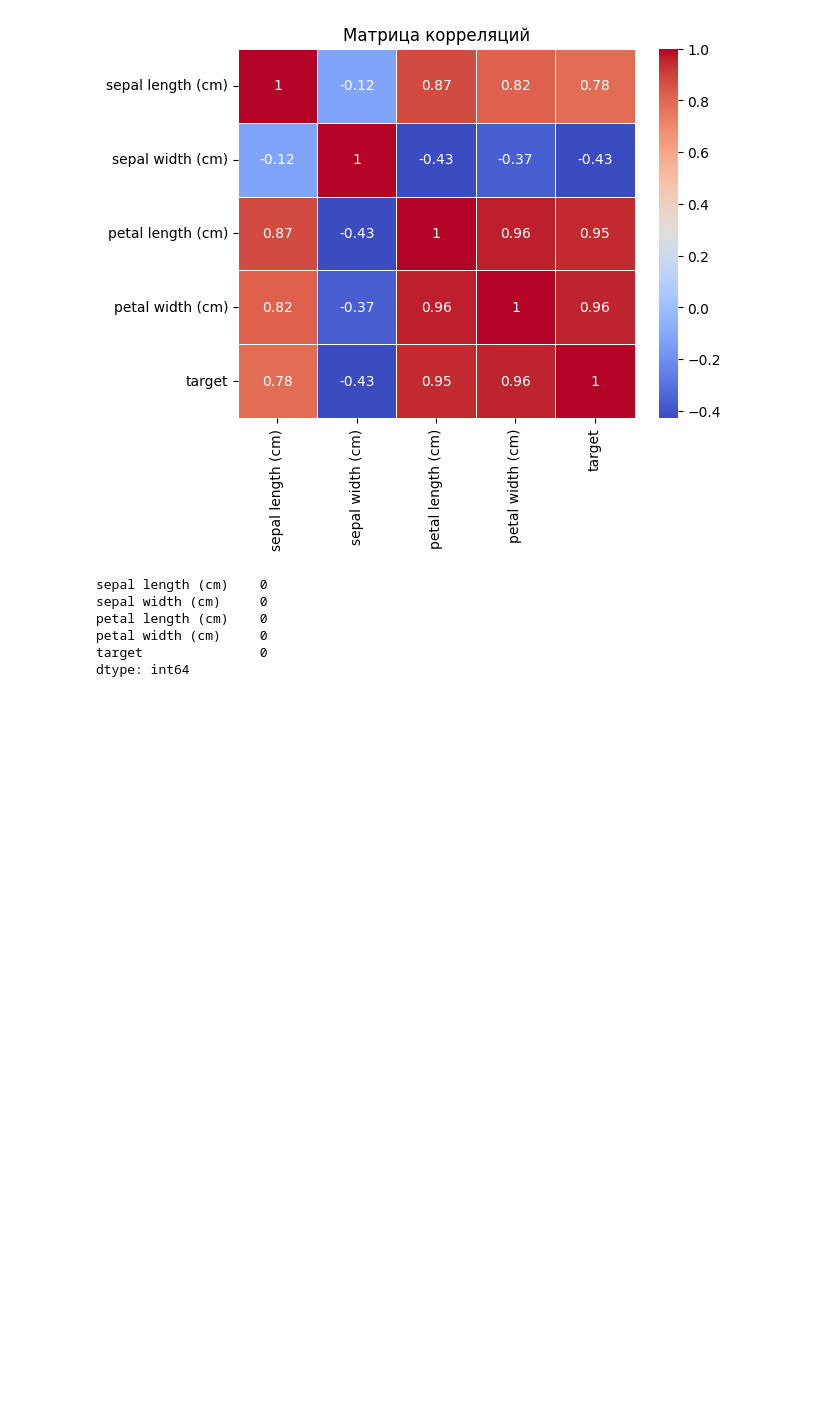
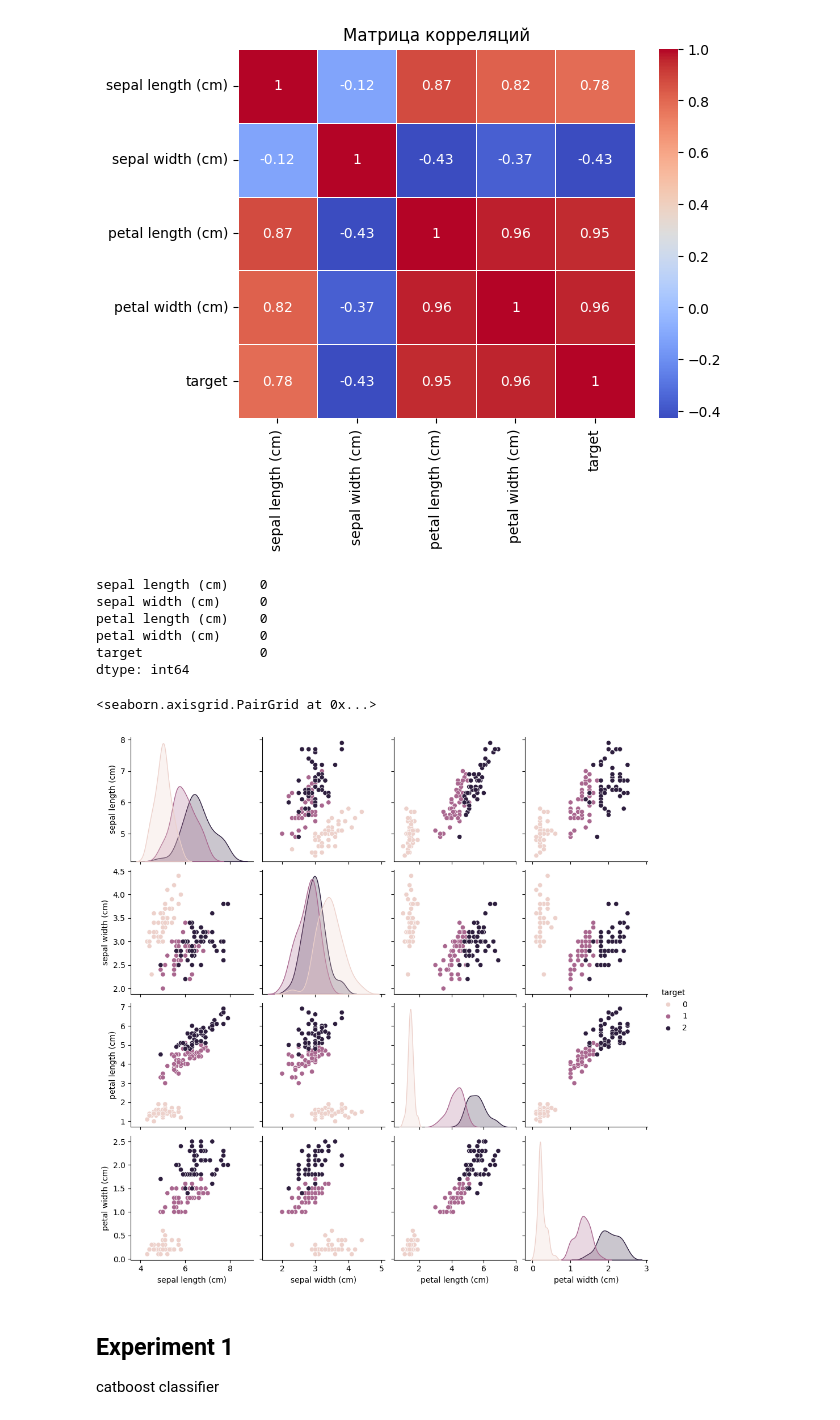
Before and after one commit to LisaNota/spbu-dvc-pipeline, a Jupyter notebook: iris.ipynb, the cells around one changed output. Cells and saved outputs as stored; diff of their text form; code cells hidden in the pictures; blank space fills up the shorter version.

Commit message:
upd: add first experiment

```diff
--- a/iris.ipynb
+++ b/iris.ipynb
@@ -54,3 +57,8 @@ petal length (cm)    0
 petal width (cm)     0
 target               0
 dtype: int64
+# %%
+sns.pairplot(data, hue = "target")
+# %% [output]
+<seaborn.axisgrid.PairGrid at 0x...>
+[figure, added]
@@ -56,0 +87,4 @@ dtype: int64
+# %% [markdown]
+## Experiment 1
+
+catboost classifier
```
Also changed, not shown: parts of 7 cells of this notebook, 7 other files.
